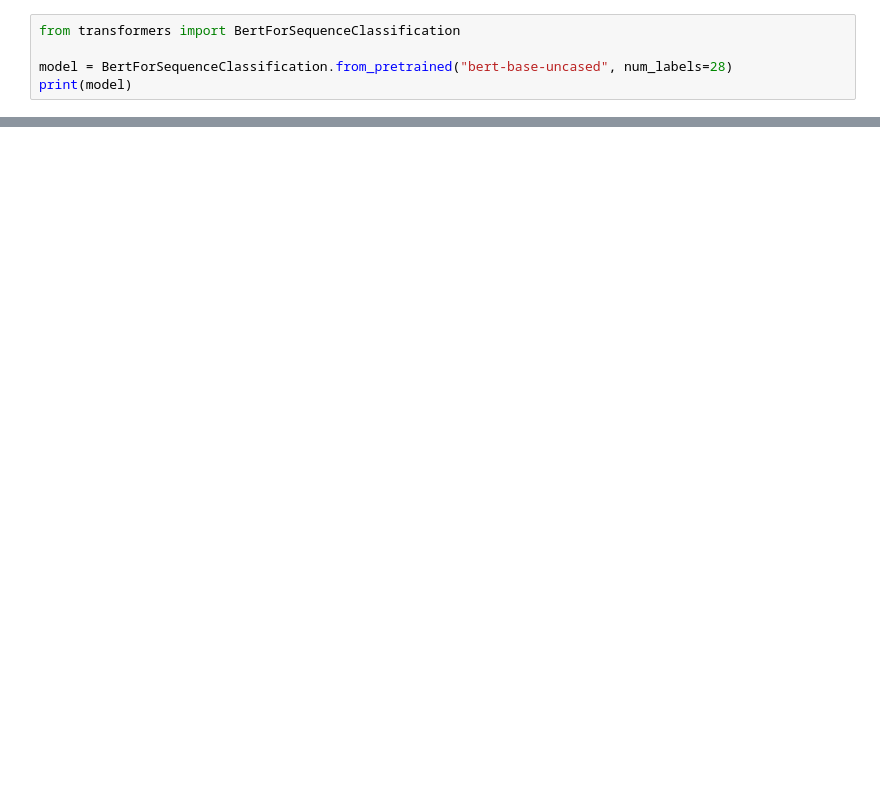
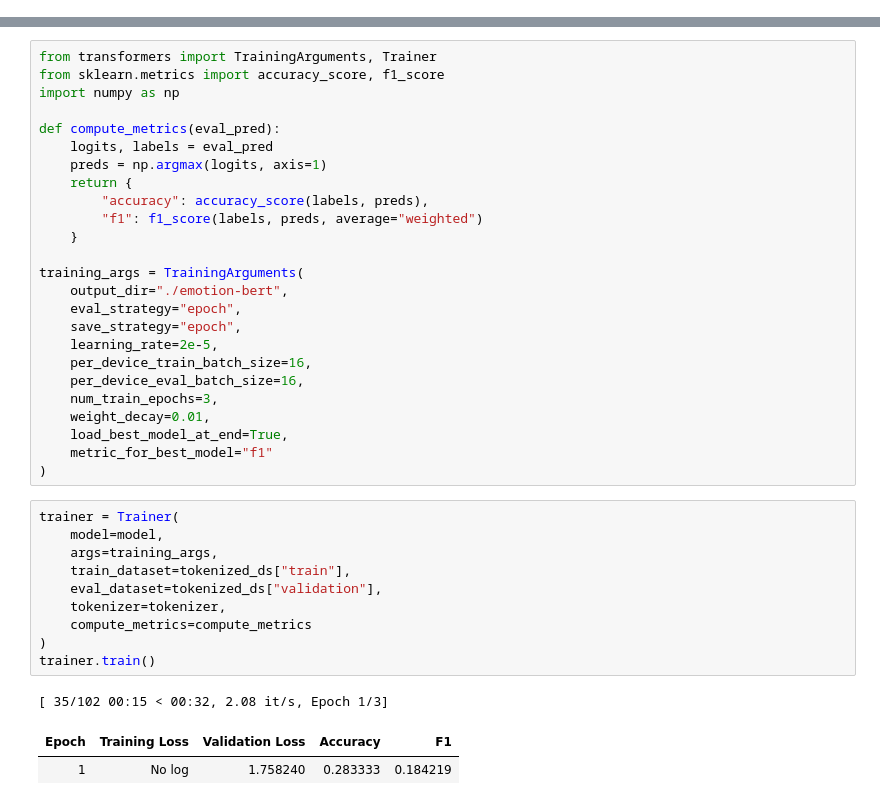
Before and after one commit to Akhilesh97/emotion_detection, a Jupyter notebook: notebooks/Text-Experiments.ipynb, the cells around one changed output, grey strips where cells are left out. Saved outputs shown, nothing was run; the diff lists cells and outputs as text; blank space fills up the shorter version.

```diff
--- a/notebooks/Text-Experiments.ipynb
+++ b/notebooks/Text-Experiments.ipynb
@@ -98,5 +155,0 @@ WARNING: Ignoring invalid distribution -atplotlib (c:\users\akhilesh\anaconda3\l
-# %%
-from transformers import BertForSequenceClassification
-
-model = BertForSequenceClassification.from_pretrained("bert-base-uncased", num_labels=28)
-print(model)
@@ -104,0 +156,39 @@ ImportError: cannot import name 'BertForSequenceClassification' from 'transforme
+# %%
+from transformers import TrainingArguments, Trainer
+from sklearn.metrics import accuracy_score, f1_score
+import numpy as np
+
+def compute_metrics(eval_pred):
+    logits, labels = eval_pred
+    preds = np.argmax(logits, axis=1)
+    return {
+        "accuracy": accuracy_score(labels, preds),
+        "f1": f1_score(labels, preds, average="weighted")
+    }
+
+training_args = TrainingArguments(
+    output_dir="./emotion-bert",
+    eval_strategy="epoch",
+    save_strategy="epoch",
+    learning_rate=2e-5,
+    per_device_train_batch_size=16,
+    per_device_eval_batch_size=16,
+    num_train_epochs=3,
+    weight_decay=0.01,
+    load_best_model_at_end=True,
+    metric_for_best_model="f1"
+)
+# %%
+trainer = Trainer(
+    model=model,
+    args=training_args,
+    train_dataset=tokenized_ds["train"],
+    eval_dataset=tokenized_ds["validation"],
+    tokenizer=tokenizer,
+    compute_metrics=compute_metrics
+)
+trainer.train()
+# %% [output]
+[ 35/102 00:15 < 00:32, 2.08 it/s, Epoch 1/3]
+| Epoch | Training Loss | Validation Loss | Accuracy | F1 |
+| 1 | No log | 1.758240 | 0.283333 | 0.184219 |
```
Also changed, not shown: parts of 17 cells of this notebook, 11 other files.
